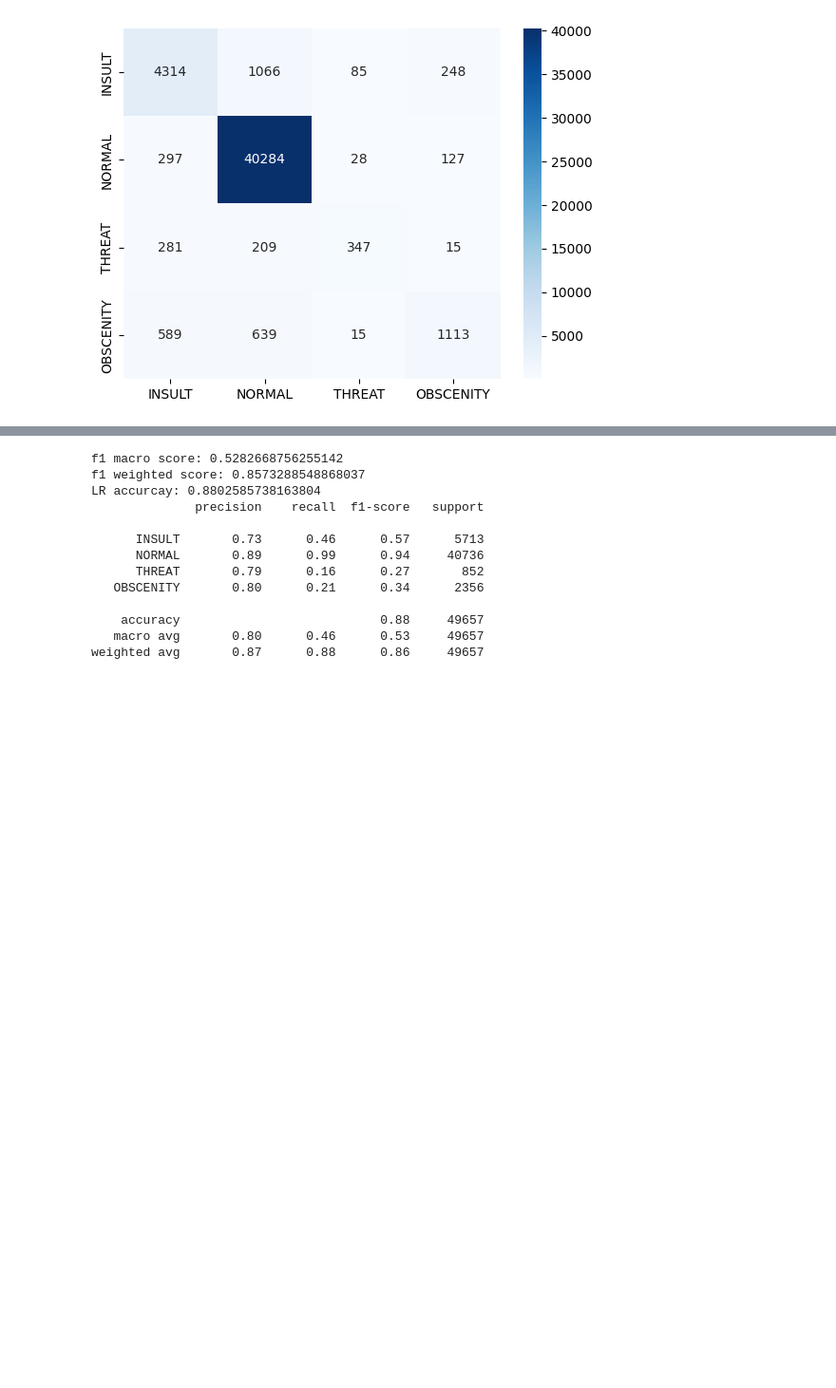
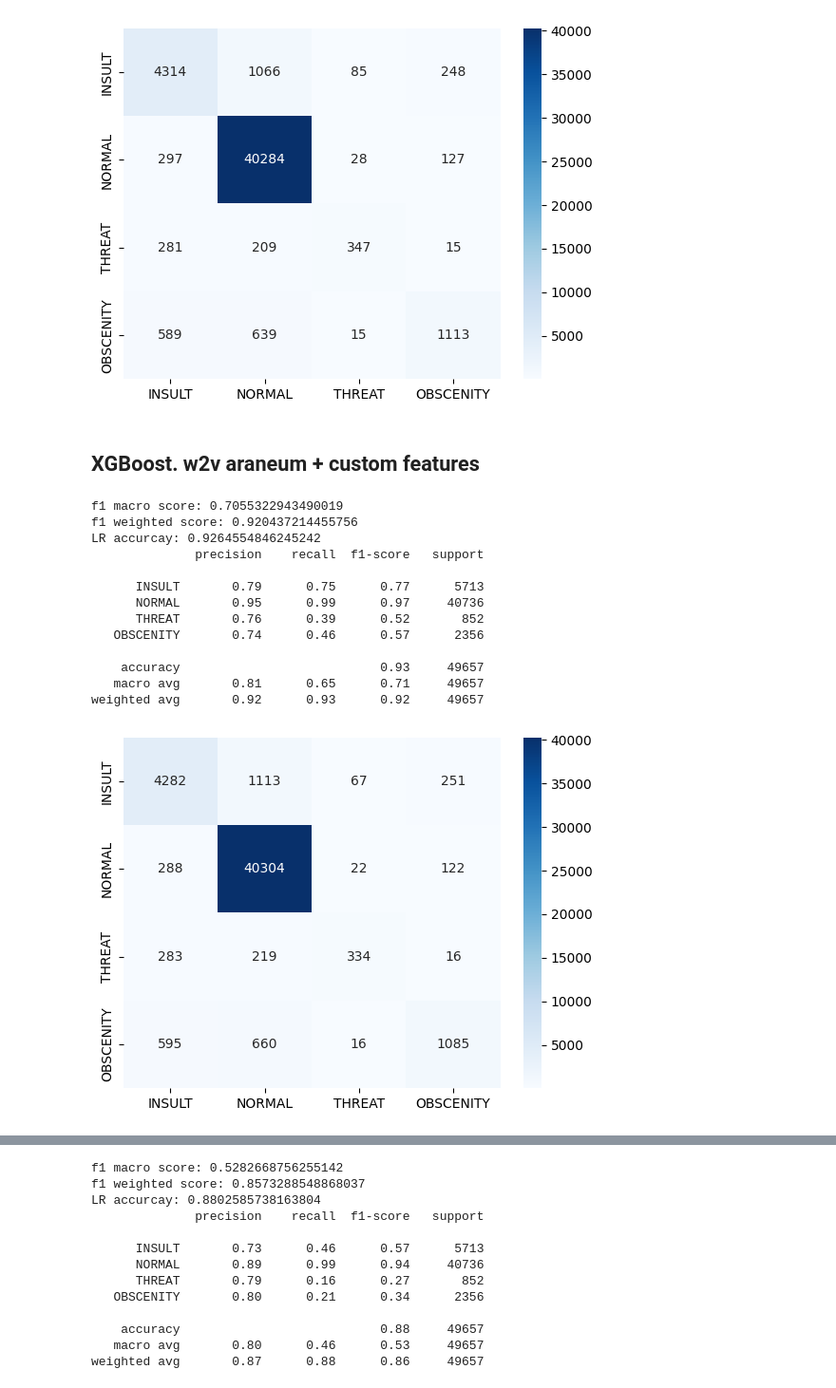
Before and after one commit to toxic-comments/toxic-comments, a Jupyter notebook: nonlinear-models/sokolov.ipynb, the cells around one changed output, grey strips where cells are left out. Shown at 95% size. Saved outputs shown, nothing was run; the diff lists cells and outputs as text; code cells hidden in the pictures; blank space fills up the shorter version.

Commit message:
added XGBoost and Catboost

```diff
--- a/nonlinear-models/sokolov.ipynb
+++ b/nonlinear-models/sokolov.ipynb
@@ -384,3 +372,27 @@ LR accurcay: 0.9275228064522625
    macro avg       0.80      0.66      0.71     49657
 weighted avg       0.92      0.93      0.92     49657
 [figure]
+# %% [markdown]
+## XGBoost. w2v araneum + custom features
+# %%
+import xgboost as xgb
+xb = xgb.XGBClassifier()
+xb.fit(X_train, y_train)
+y_pred_xb = xb.predict(X_test)
+
+print_multiclass_metrics(y_test, y_pred_xb)
+# %% [output]
+f1 macro score: 0.7055322943490019
+f1 weighted score: 0.920437214455756
+LR accurcay: 0.9264554846245242
+              precision    recall  f1-score   support
+
+      INSULT       0.79      0.75      0.77      5713
+      NORMAL       0.95      0.99      0.97     40736
+      THREAT       0.76      0.39      0.52       852
+   OBSCENITY       0.74      0.46      0.57      2356
+
+    accuracy                           0.93     49657
+   macro avg       0.81      0.65      0.71     49657
+weighted avg       0.92      0.93      0.92     49657
+[figure, added]
```
Also changed, not shown: parts of 8 cells of this notebook, 4 other files.
